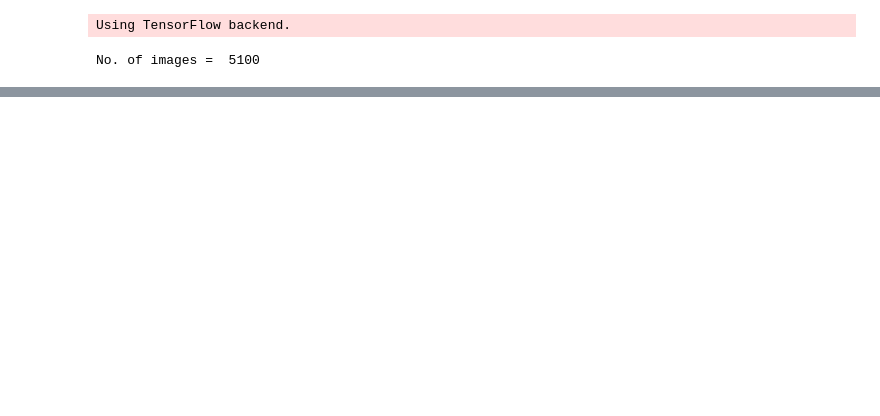
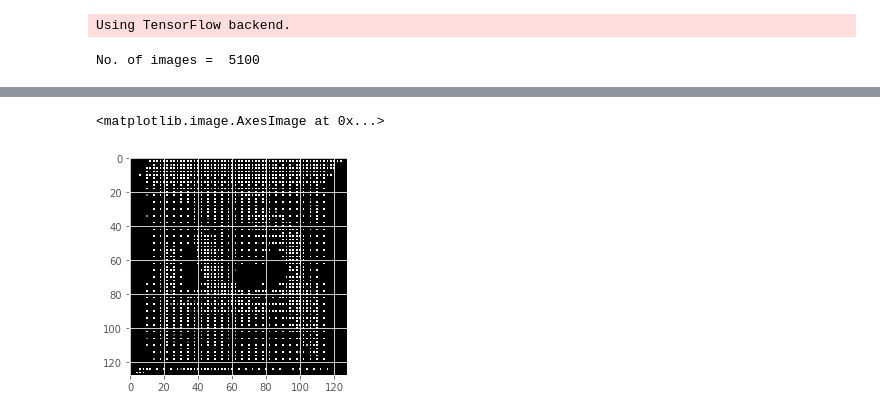
Before and after one commit to seva1232/image-segmentation, a Jupyter notebook: CNN.ipynb, the cells around one changed output, grey strips where cells are left out. Cells and saved outputs as stored; diff of their text form; code cells hidden in the pictures; blank space fills up the shorter version.

```diff
--- a/CNN.ipynb
+++ b/CNN.ipynb
@@ -53,7 +79,7 @@ kernel = -1 * np.ones((kernel_size, kernel_size))
 kernel[kernel_size // 2 + 1, kernel_size// 2 + 1] = kernel_size ** 2 - 1
 
 for n, id_ in tqdm_notebook(enumerate(ids), total=len(ids)):
-    img = load_img("data/images/"+id_, grayscale=True)
+    img = load_img("data/images/"+id_, color_mode = "grayscale")
     x_img = img_to_array(img)
     x_img = resize(x_img, (im_width, im_height, 1), mode = 'constant', preserve_range = True)
     # Load masks
@@ -140,8 +195,8 @@ def weighted_bce(y_true, y_pred):
 input_img = Input((im_height, im_width, 1), name='img')
 model = get_unet(input_img, n_filters=16, dropout=0.01, batchnorm=True)
 
-# model.compile(optimizer=Adam(), loss='binary_crossentropy', metrics=["accuracy"])
-model.compile(optimizer=Adam(), loss=weighted_bce, metrics=["accuracy"])
+model.compile(optimizer=Adam(), loss='binary_crossentropy', metrics=["accuracy"])
+# model.compile(optimizer=Adam(), loss=weighted_bce, metrics=["accuracy"])
 
 # model.summary()
 # %%
@@ -166,0 +236,5 @@ Epoch 00003: val_loss improved from 0.04470 to 0.02270, saving model to model_we
+# %%
+plt.imshow(model.predict(img[np.newaxis, ...])[0, ..., 0] * 256, cmap='gray')
+# %% [output]
+<matplotlib.image.AxesImage at 0x...>
+[figure, added]
```
Also changed, not shown: parts of 12 cells of this notebook.
